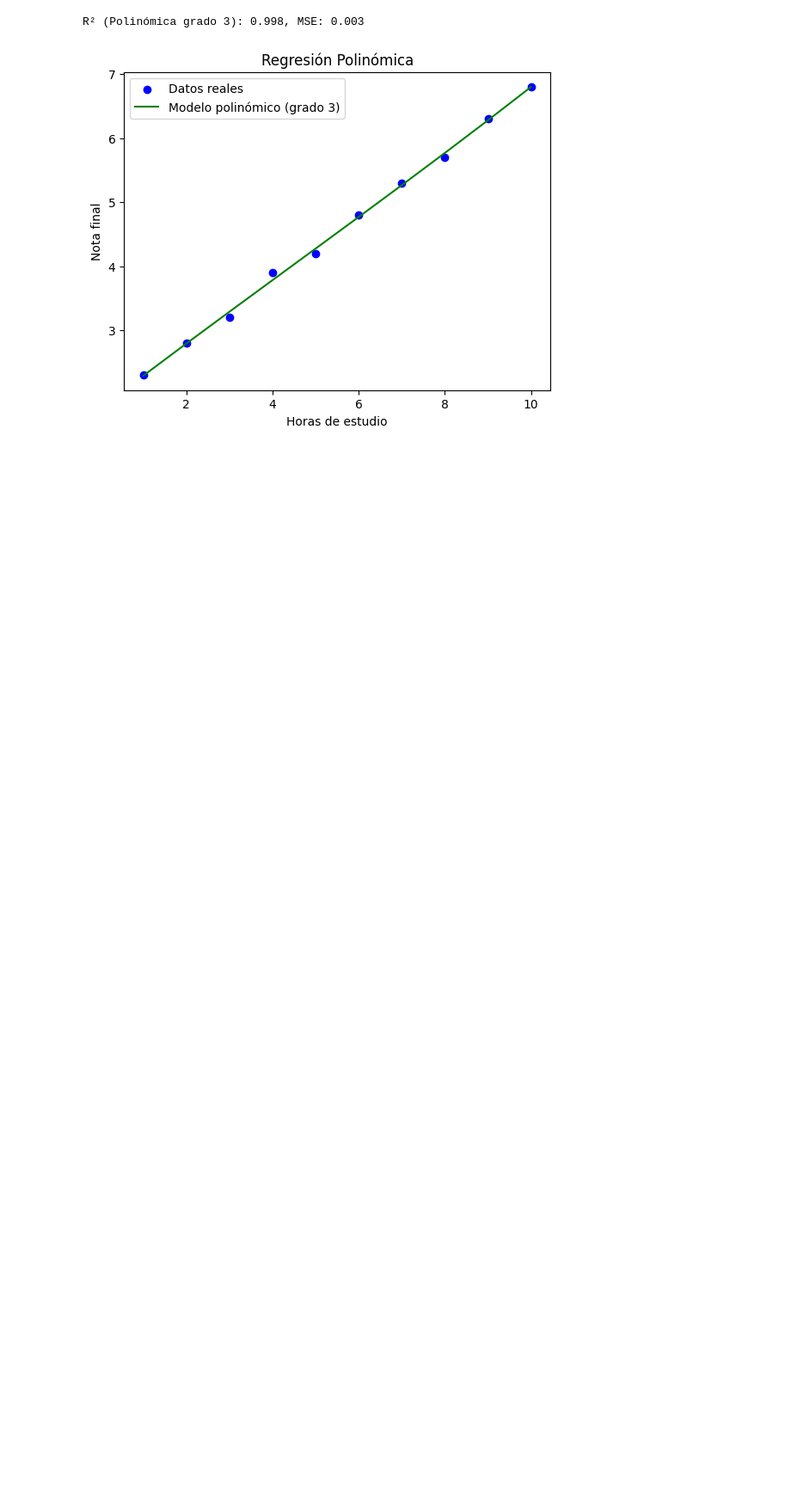
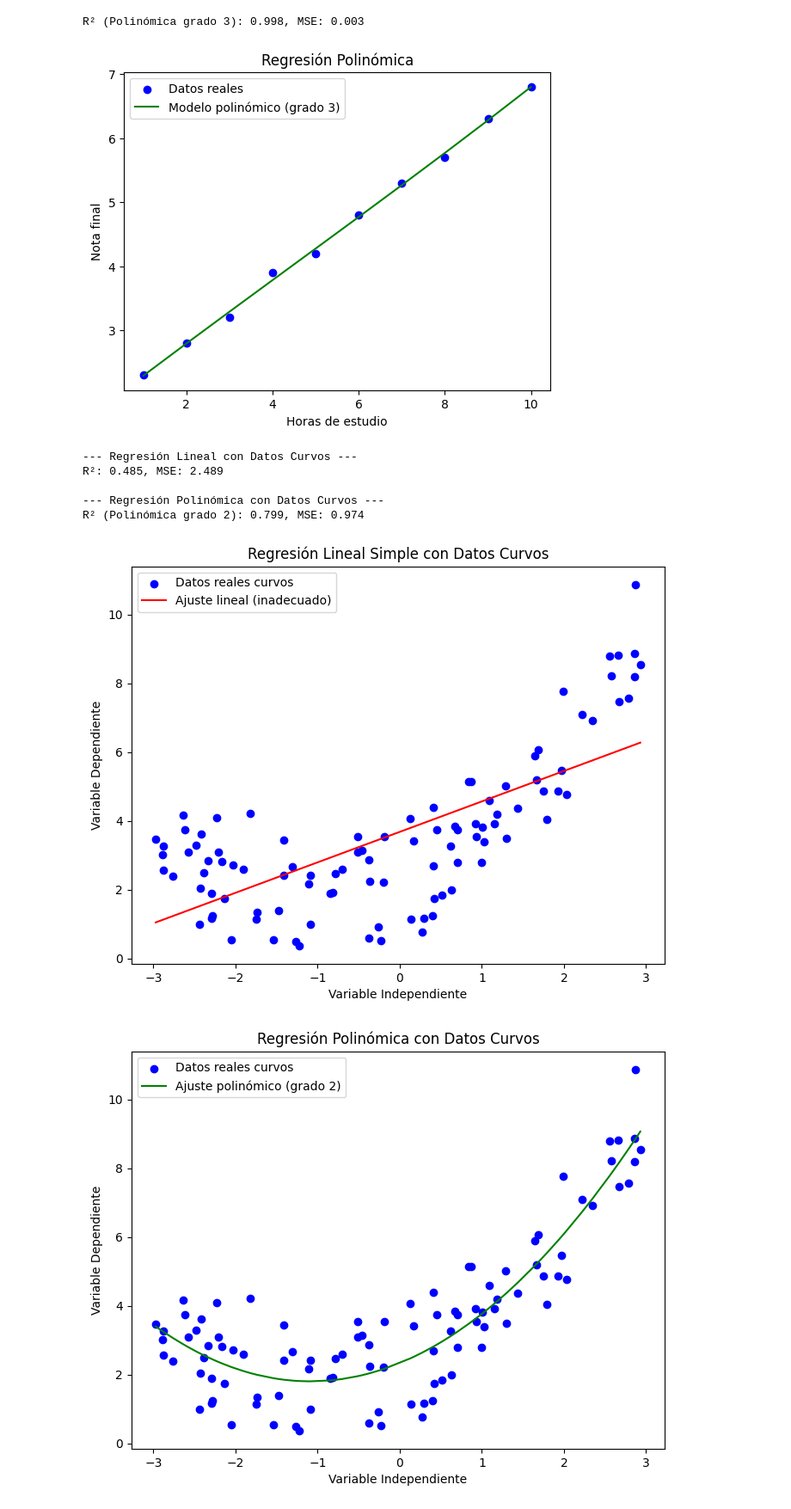
Before and after one commit to juliojimenez95/EDA, a Jupyter notebook: evaluación 3/ejemplo_lineal_polinomica.ipynb, the cells around one changed output. Shown: that part at 86% size. Drawn from its saved outputs; the diff is of its cells as text; code cells hidden in the pictures; blank space fills up the shorter version.

Commit message:
Modelos lineal y polinomica + Test

```diff
--- a/evaluación 3/ejemplo_lineal_polinomica.ipynb
+++ b/evaluación 3/ejemplo_lineal_polinomica.ipynb
@@ -63,3 +63,68 @@ plt.show()
 # %% [output]
 R² (Polinómica grado 3): 0.998, MSE: 0.003
 [figure]
+# %%
+# 1. Generar nuevos datos con una tendencia curva más pronunciada (parábola)
+np.random.seed(0)
+X_curvo = 6 * np.random.rand(100, 1) - 3
+y_curvo = 0.5 * X_curvo**2 + X_curvo + 2 + np.random.randn(100, 1)
+
+# --- Modelo Lineal sobre datos curvos (para comparación) ---
+print("--- Regresión Lineal con Datos Curvos ---")
+linear_model_curvo = LinearRegression()
+linear_model_curvo.fit(X_curvo, y_curvo)
+y_linear_pred_curvo = linear_model_curvo.predict(X_curvo)
+
+r2_linear_curvo = r2_score(y_curvo, y_linear_pred_curvo)
+mse_linear_curvo = mean_squared_error(y_curvo, y_linear_pred_curvo)
+
+print(f"R²: {r2_linear_curvo:.3f}, MSE: {mse_linear_curvo:.3f}\n")
+
+# Visualización del modelo lineal
+plt.figure(figsize=(8, 6))
+plt.scatter(X_curvo, y_curvo, color='blue', label='Datos reales curvos')
+# Ordenar los puntos para que la línea se dibuje correctamente
+X_sorted, y_pred_sorted = zip(*sorted(zip(X_curvo, y_linear_pred_curvo)))
+plt.plot(X_sorted, y_pred_sorted, color='red', label='Ajuste lineal (inadecuado)')
+plt.title('Regresión Lineal Simple con Datos Curvos')
+plt.xlabel('Variable Independiente')
+plt.ylabel('Variable Dependiente')
+plt.legend()
+plt.savefig('linear_regression_curved_data_v2.png')
+# plt.show()
+
+# --- Modelo Polinómico sobre datos curvos ---
+print("--- Regresión Polinómica con Datos Curvos ---")
+poly_features = PolynomialFeatures(degree=2, include_bias=False)
+X_poly_curvo = poly_features.fit_transform(X_curvo)
+
+poly_model_curvo = LinearRegression()
+poly_model_curvo.fit(X_poly_curvo, y_curvo)
+
+# Predicciones sobre los datos originales transformados para las métricas
+y_poly_pred_original = poly_model_curvo.predict(X_poly_curvo)
+r2_poly_curvo = r2_score(y_curvo, y_poly_pred_original)
+mse_poly_curvo = mean_squared_error(y_curvo, y_poly_pred_original)
+
+print(f"R² (Polinómica grado 2): {r2_poly_curvo:.3f}, MSE: {mse_poly_curvo:.3f}")
+
+# Visualización del modelo polinómico
+plt.figure(figsize=(8, 6))
+plt.scatter(X_curvo, y_curvo, color='blue', label='Datos reales curvos')
+# Ordenar los puntos para que la línea se dibuje correctamente
+X_sorted, y_poly_pred_sorted = zip(*sorted(zip(X_curvo, y_poly_pred_original)))
+plt.plot(X_sorted, y_poly_pred_sorted, color='green', label='Ajuste polinómico (grado 2)')
+plt.title('Regresión Polinómica con Datos Curvos')
+plt.xlabel('Variable Independiente')
+plt.ylabel('Variable Dependiente')
+plt.legend()
+plt.savefig('polynomial_regression_curved_data_v2.png')
+# plt.show()
+# %% [output]
+--- Regresión Lineal con Datos Curvos ---
+R²: 0.485, MSE: 2.489
+
+--- Regresión Polinómica con Datos Curvos ---
+R² (Polinómica grado 2): 0.799, MSE: 0.974
+[figure, added]
+[figure, added]
```
Also changed, not shown: 6 other files.
